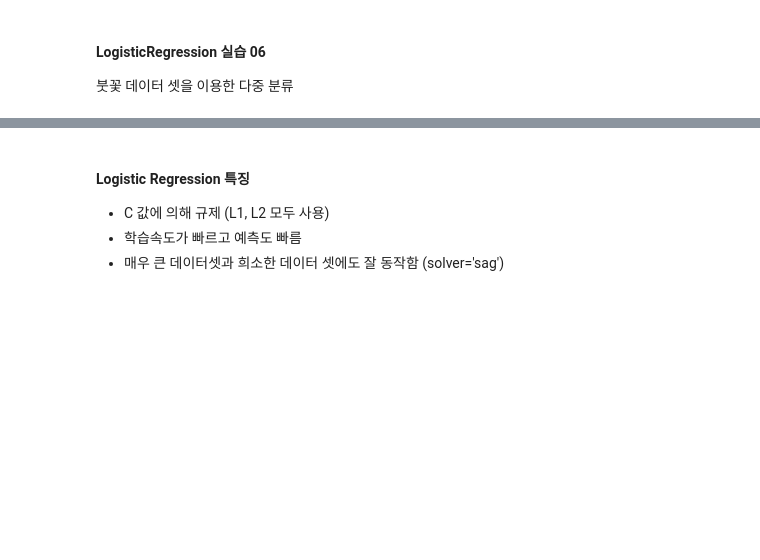
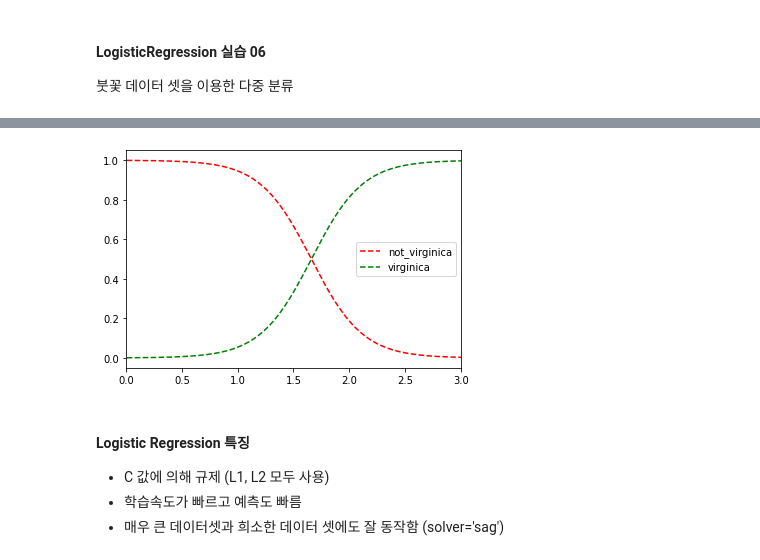
Before and after one commit to soohyoen/artificial-intelligence, a Jupyter notebook: ml_06_지도학습_Logistic_Regression_ipynb의_사본.ipynb, the cells around one changed output, grey strips where cells are left out. Saved outputs shown, nothing was run; the diff lists cells and outputs as text; code cells hidden in the pictures; blank space fills up the shorter version.

```diff
--- a/ml_06_지도학습_Logistic_Regression_ipynb의_사본.ipynb
+++ b/ml_06_지도학습_Logistic_Regression_ipynb의_사본.ipynb
@@ -515,3 +559,22 @@ from sklearn.svm import LinearSVC
+# %%
+# 결정경계
+# 꽃잎의 너비가 0~3cm 인 꽃에 대해 모델의 추정 확률을 계산
+
+X = iris_dataset.data[:,3:]  # 꽃잎의 너비
+y = (iris_dataset.target == 2).astype(np.int)      # virginica만 1로 나타내는법 (2에서만 해서 Ture 해서 True만 1로 나타내는방법)
+
+model = LogisticRegression().fit(X,y)
+
+xx = np.linspace(-10,10,500).reshape(-1,1)
+y_proba = model.predict_proba(xx)
+
+plt.plot(xx,y_proba[:,0],'r--', label='not_virginica')
+plt.plot(xx,y_proba[:,1],'g--', label='virginica') # 1.75 부분부터 virginical로 인식
+plt.xlim(0,3)
+plt.legend()
+plt.show()
+# %% [output]
+[figure, added]
 # %% [markdown]
 #### Logistic Regression 특징
 
```
Also changed, not shown: parts of 31 cells of this notebook.
